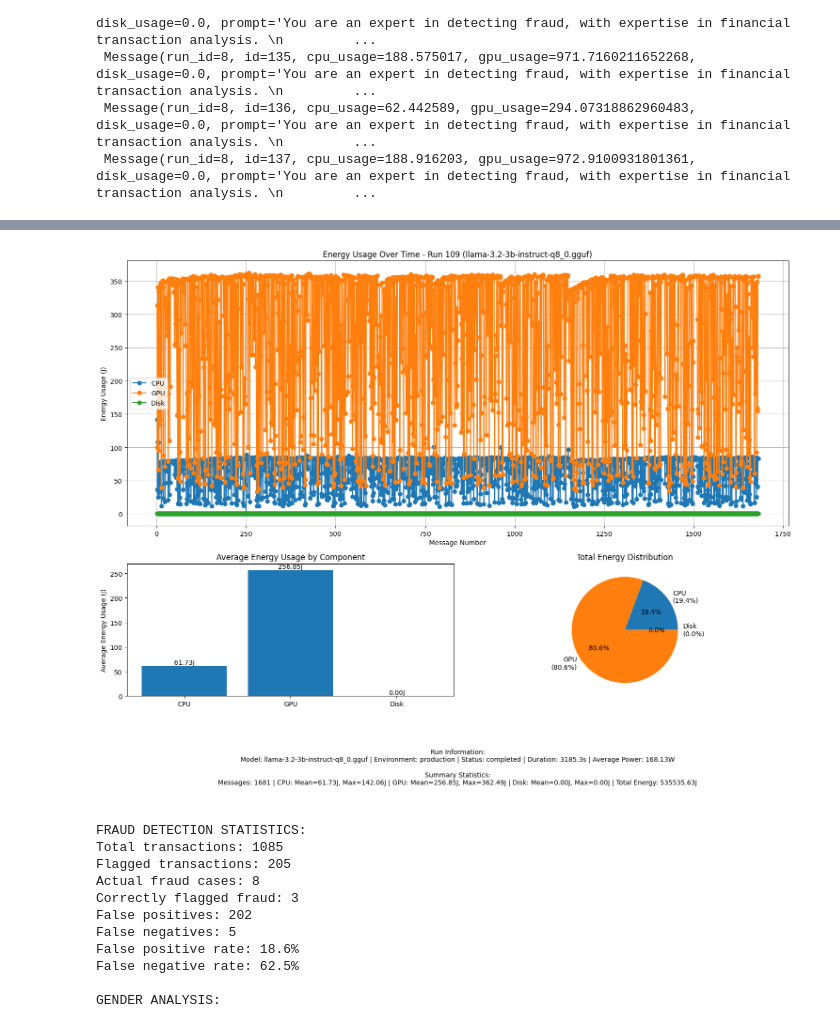
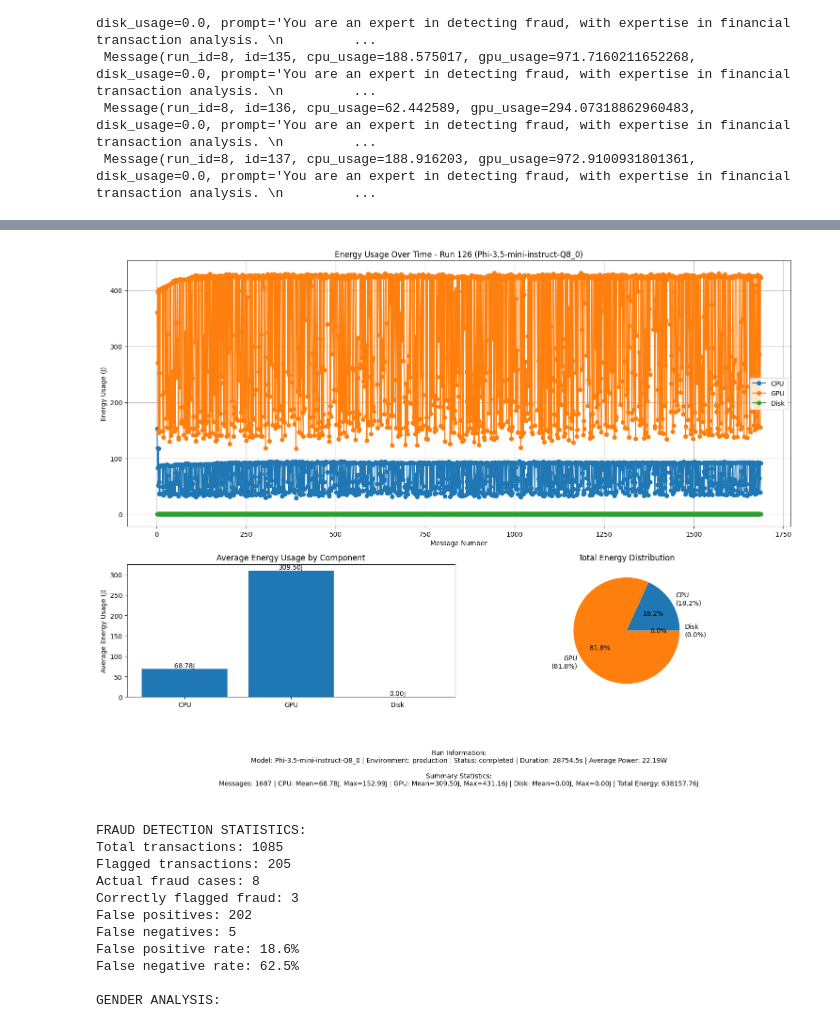
Before and after one commit to HesselTjeerdsma/master-thesis, a Jupyter notebook: src/notebooks/data_exploration.ipynb, the cells around one changed output, grey strips where cells are left out. Saved outputs shown, nothing was run; the diff lists cells and outputs as text; code cells hidden in the pictures.

```diff
--- a/src/notebooks/data_exploration.ipynb
+++ b/src/notebooks/data_exploration.ipynb
@@ -114,9 +114,9 @@ Run.list_all()[100:]
 # %%
-
+run = Run.get(id=126)
 # Create visualization
 run.plot_power_usage()
 # %% [output]
-[figure, old version]
+[figure, new version]
 # %%
 values = run.get_conversation_df()
 values
```
Also changed, not shown: parts of 1 cell of this notebook, 9 other files.
